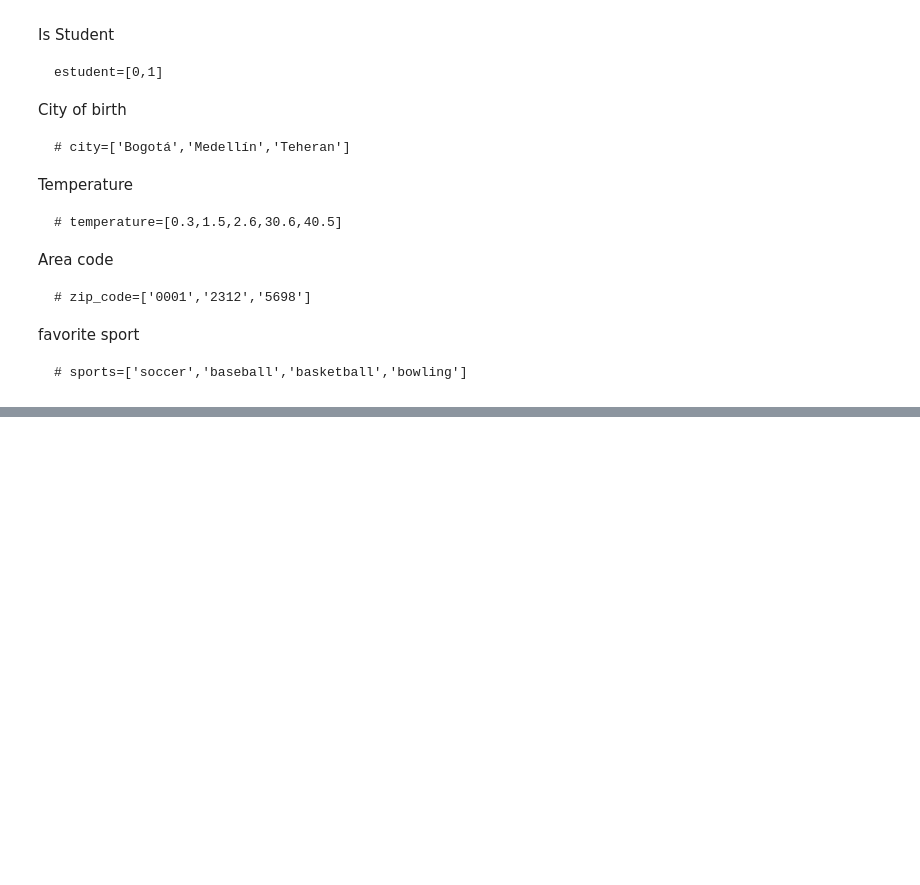
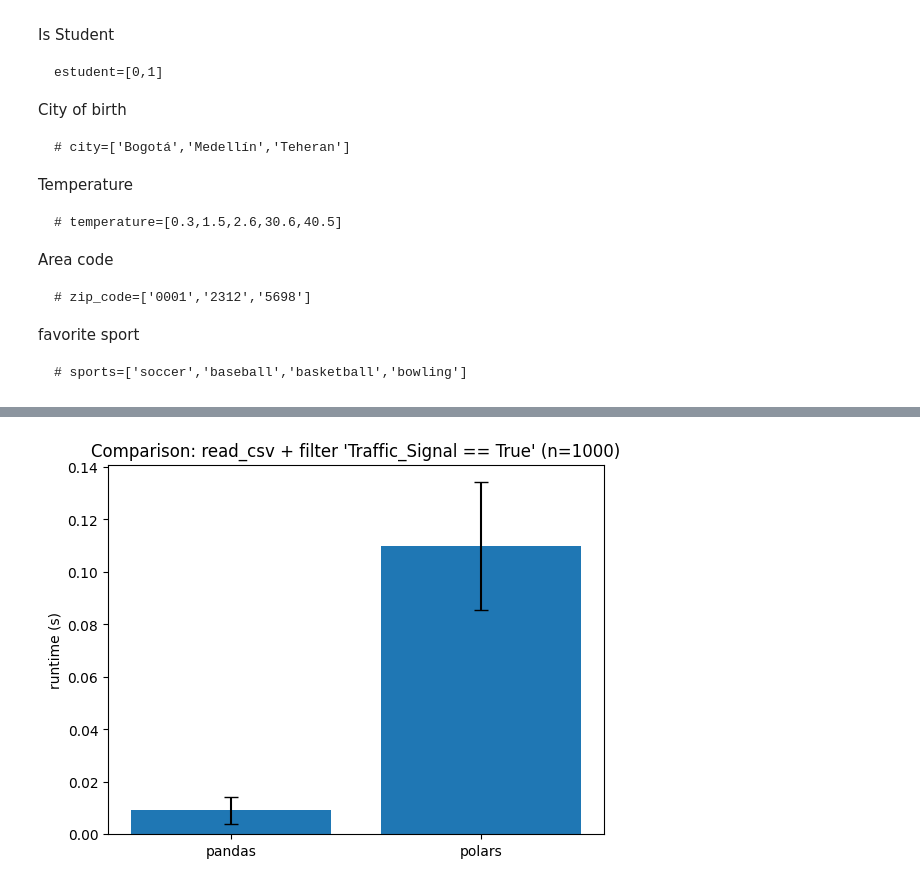
Before and after one commit to ivankarrillin/ML_Doc, a Jupyter notebook: 4_pandas/Tutorial Pandas.ipynb, the cells around one changed output, grey strips where cells are left out. Saved outputs shown, nothing was run; the diff lists cells and outputs as text; code cells hidden in the pictures; blank space fills up the shorter version.

```diff
--- a/4_pandas/Tutorial Pandas.ipynb
+++ b/4_pandas/Tutorial Pandas.ipynb
@@ -291,0 +302,19 @@ favorite sport
+# %%
+import polars as pl
+import datetime as dt
+
+df = pl.DataFrame(
+    {
+        "name": ["Alice Archer", "Ben Brown", "Chloe Cooper", "Daniel Donovan"],
+        "birthdate": [
+            dt.date(1997, 1, 10),
+            dt.date(1985, 2, 15),
+            dt.date(1983, 3, 22),
+            dt.date(1981, 4, 30),
+        ],
+        "weight": [57.9, 72.5, 53.6, 83.1],  # (kg)
+        "height": [1.56, 1.77, 1.65, 1.75],  # (m)
+    }
+)
+
+print(df)
@@ -291,0 +736,50 @@ favorite sport
+# %%
+import pandas as pd
+import polars as pl
+import matplotlib.pyplot as plt
+import timeit
+import numpy as np
+
+# Archivo a leer
+csv_file = "US_Accidents_March23.csv"
+
+# Número de repeticiones
+repeats = 5
+
+# Tiempo con pandas: leer y filtrar
+pandas_times = timeit.repeat(
+    stmt="""
+df = pd.read_csv(csv_file, nrows=1000)
+filtered = df[df['Traffic_Signal'] == True]
+""",
+    setup='import pandas as pd; csv_file="US_Accidents_March23.csv"',
+    repeat=repeats,
+    number=1
+)
+
+# Tiempo con polars: leer y filtrar
+polars_times = timeit.repeat(
+    stmt="""
+df = pl.read_csv(csv_file, n_rows=1000)
+filtered = df.filter(pl.col("Traffic_Signal") == True)
+""",
+    setup='import polars as pl; csv_file="US_Accidents_March23.csv"',
+    repeat=repeats,
+    number=1
+)
+
+# Estadísticas
+means = [np.mean(pandas_times), np.mean(polars_times)]
+stds = [np.std(pandas_times), np.std(polars_times)]
+
+# Gráfico
+labels = ['pandas', 'polars']
+x = np.arange(len(labels))
+
+plt.bar(x, means, yerr=stds, capsize=5)
+plt.xticks(x, labels)
+plt.ylabel("runtime (s)")
+plt.title("Comparison: read_csv + filter 'Traffic_Signal == True' (n=1000)")
+plt.show()
+# %% [output]
+[figure, added]
```
Also changed, not shown: parts of 45 cells of this notebook, 3 other files.
